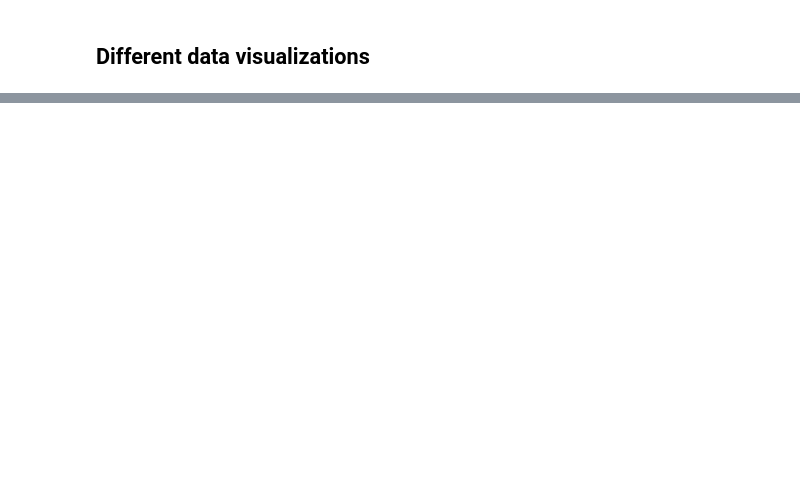
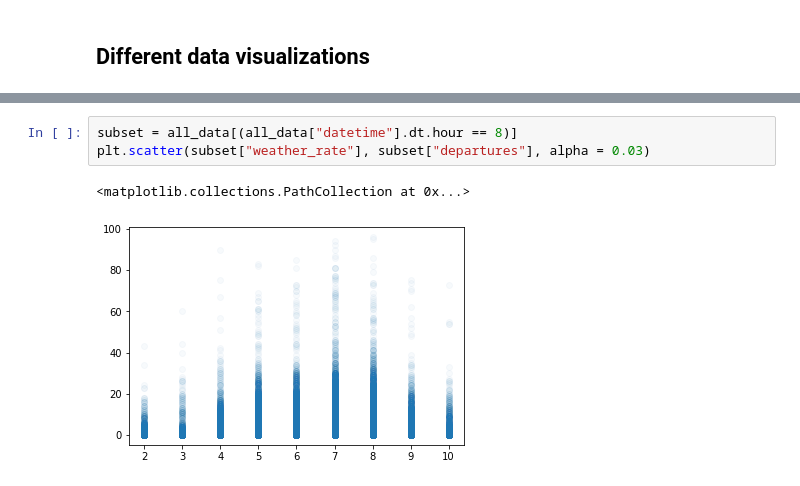
Before and after one commit to giacomogreggio/HSL-citybikes-predictor, a Jupyter notebook: HSL_citybikes_predictor.ipynb, the cells around one changed output, grey strips where cells are left out. Drawn from its saved outputs; the diff is of its cells as text; blank space fills up the shorter version.

```diff
--- a/HSL_citybikes_predictor.ipynb
+++ b/HSL_citybikes_predictor.ipynb
@@ -245,0 +280,6 @@ all_data["datetime"].dt
+# %%
+subset = all_data[(all_data["datetime"].dt.hour == 8)]
+plt.scatter(subset["weather_rate"], subset["departures"], alpha = 0.03)
+# %% [output]
+<matplotlib.collections.PathCollection at 0x...>
+[figure, added]
```
Also changed, not shown: parts of 6 cells of this notebook.
